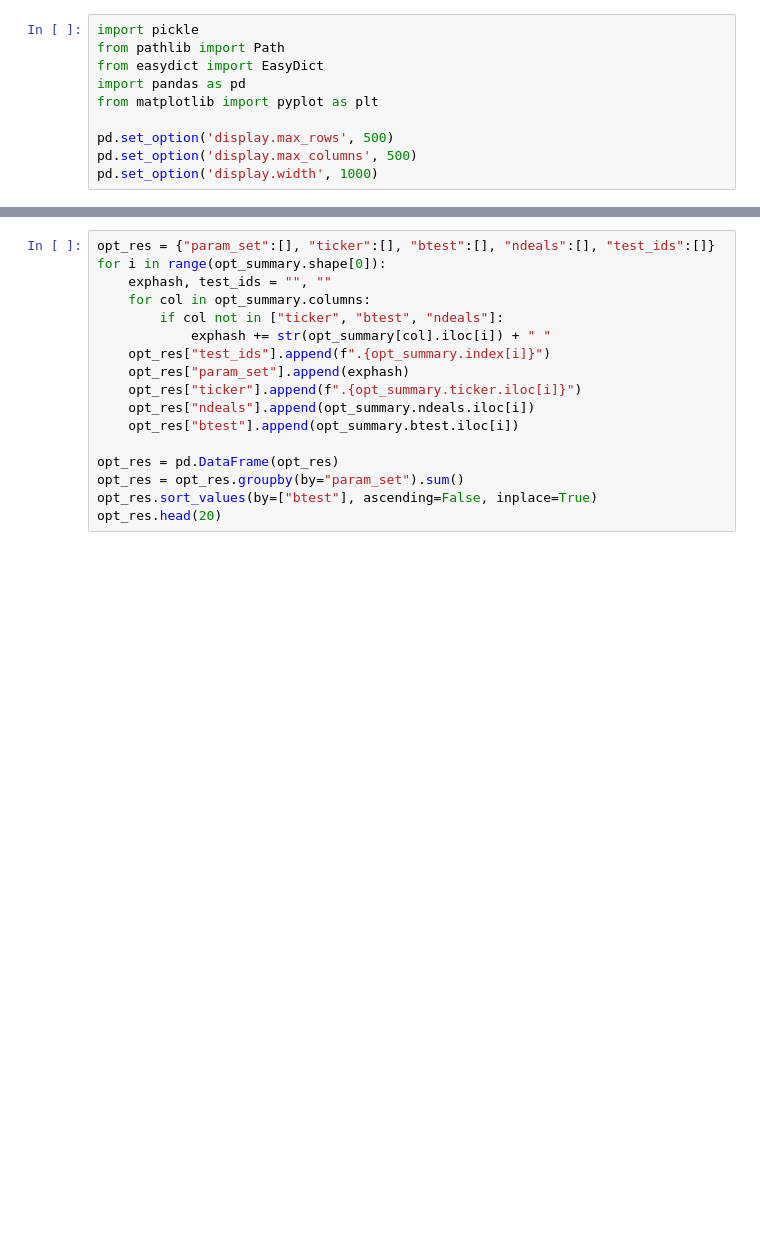
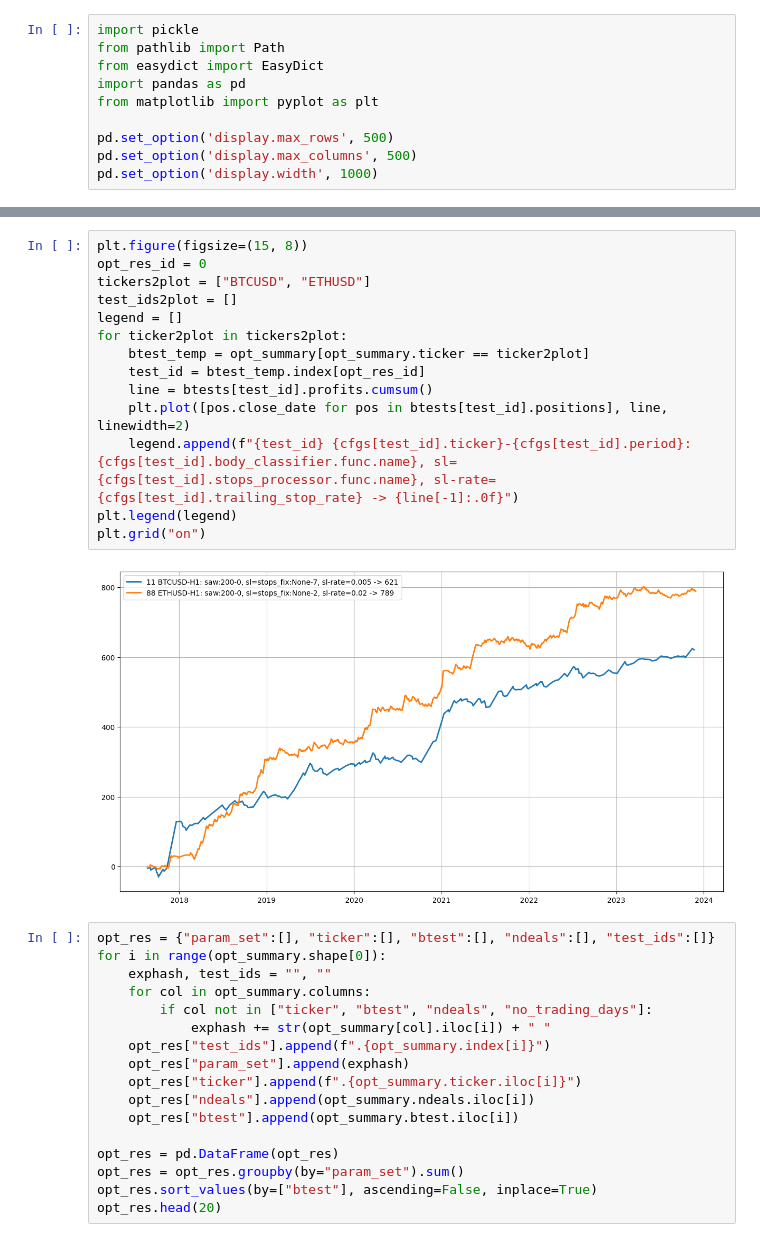
Before and after one commit to binrey/MLTR, a Jupyter notebook: optim_research.ipynb, the cells around one changed output, grey strips where cells are left out. Cells and saved outputs as stored; diff of their text form; blank space fills up the shorter version.

Commit message:
add saw classifier

```diff
--- a/optim_research.ipynb
+++ b/optim_research.ipynb
@@ -37,9 +49,25 @@ opt_summary.head(10)
+# %%
+plt.figure(figsize=(15, 8))
+opt_res_id = 0
+tickers2plot = ["BTCUSD", "ETHUSD"]
+test_ids2plot = []
+legend = []
+for ticker2plot in tickers2plot:
+    btest_temp = opt_summary[opt_summary.ticker == ticker2plot]
+    test_id = btest_temp.index[opt_res_id]
+    line = btests[test_id].profits.cumsum()
+    plt.plot([pos.close_date for pos in btests[test_id].positions], line, linewidth=2)
+    legend.append(f"{test_id} {cfgs[test_id].ticker}-{cfgs[test_id].period}: {cfgs[test_id].body_classifier.func.name}, sl={cfgs[test_id].stops_processor.func.name}, sl-rate={cfgs[test_id].trailing_stop_rate} -> {line[-1]:.0f}")
+plt.legend(legend)
+plt.grid("on")
+# %% [output]
+[figure, added]
 # %%
 opt_res = {"param_set":[], "ticker":[], "btest":[], "ndeals":[], "test_ids":[]}
 for i in range(opt_summary.shape[0]):
     exphash, test_ids = "", ""
     for col in opt_summary.columns:
-        if col not in ["ticker", "btest", "ndeals"]:
+        if col not in ["ticker", "btest", "ndeals", "no_trading_days"]:
             exphash += str(opt_summary[col].iloc[i]) + " "
     opt_res["test_ids"].append(f".{opt_summary.index[i]}")
     opt_res["param_set"].append(exphash)
```
Also changed, not shown: parts of 4 cells of this notebook, 4 other files.
